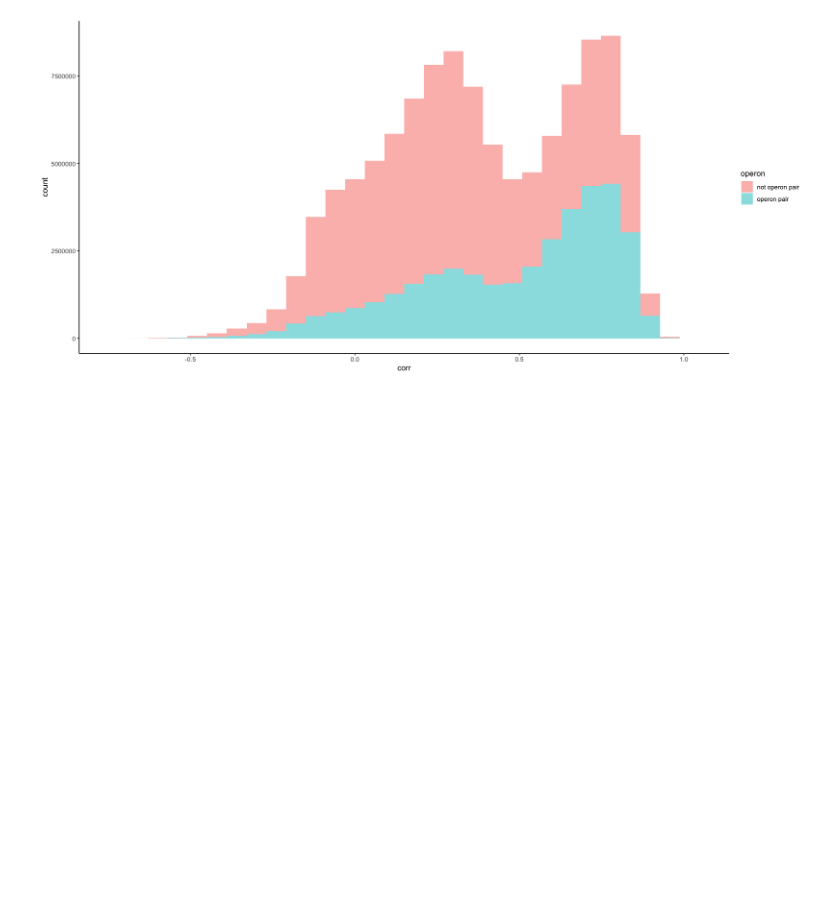
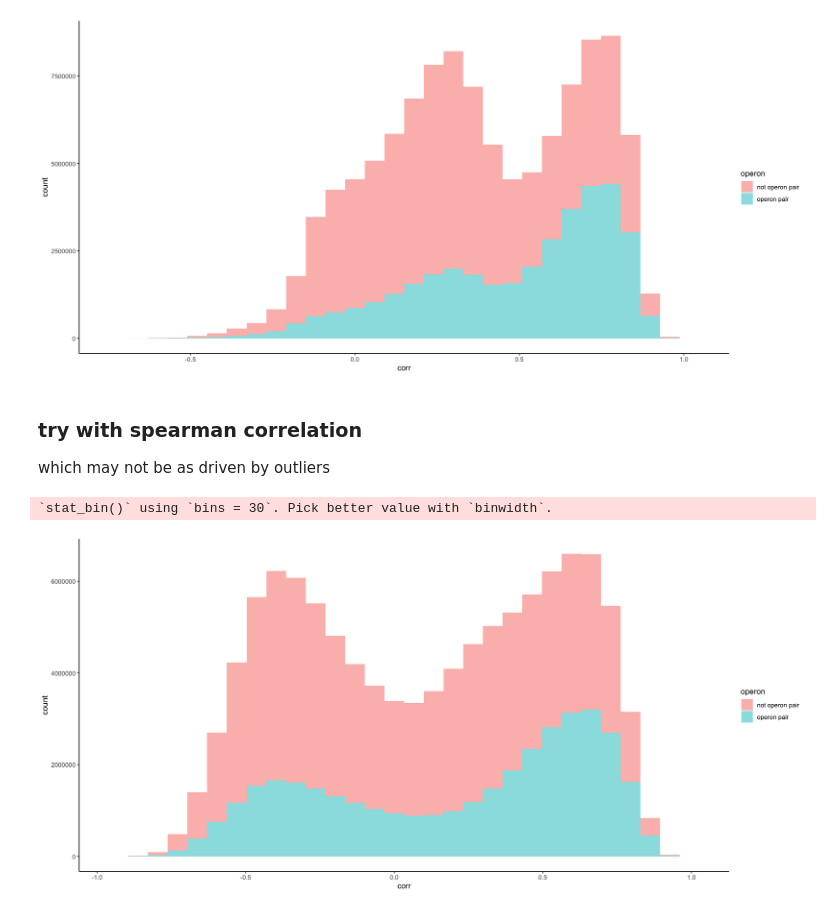
Before and after one commit to taylorreiter/2022-test-sketch-core-accessory-interactome, a Jupyter notebook: notebooks/20220328_correlations_mrnorm.ipynb, the cells around one changed output. Cells and saved outputs as stored; diff of their text form; code cells hidden in the pictures; blank space fills up the shorter version.

Commit message:
add spearman corr

```diff
--- a/notebooks/20220328_correlations_mrnorm.ipynb
+++ b/notebooks/20220328_correlations_mrnorm.ipynb
@@ -60,7 +60,7 @@ cor_to_long <- function(m){
 ## Normalize k-mer abundances
 # %%
 # read in wide count dataframe
-raw_pa14_kmers <- read_csv("outputs/srx_sourmash_sketch_wide_csv/pa14_k21.csv", show_col_types = F) %>%
+raw_pa14_kmers <- read_csv("outputs/srx_sourmash_sketch_wide_csv/pa14_k21.csv.gz", show_col_types = F) %>%
   column_to_rownames("minhash")
 # %% [output]
 Warning message:
@@ -184,3 +184,25 @@ ggplot(mrnorm_hlog_pa14_kmers_cor_df, aes(x = corr, fill = operon)) +
 # %% [output]
 `stat_bin()` using `bins = 30`. Pick better value with `binwidth`.
 [figure]
+# %% [markdown]
+### try with spearman correlation
+
+which may not be as driven by outliers
+# %%
+# do log norm correlation analysis, using spearman instead of pearson
+mrnorm_hlog_pa14_kmers_cor <- cor(tmp, method = "spearman")
+# %%
+mrnorm_hlog_pa14_kmers_cor_df <- cor_to_long(mrnorm_hlog_pa14_kmers_cor) %>%
+  left_join(pa14_hash_map_operon_small, by = c("row" = "minhash")) %>% # determine which operon, if any, the row is part of
+  select(row, col, corr, operon_id_row = operon_id) %>% # record operon identity of row
+  left_join(pa14_hash_map_operon_small, by = c("col" = "minhash")) %>% # determine which operon the col is part of
+  select(row, col, corr, operon_id_row, operon_id_col = operon_id) %>% # record operon identity of col
+  mutate(operon = ifelse(operon_id_row == operon_id_col, "operon pair", "not operon pair")) %>% # label operon pairs
+  mutate(operon = ifelse(is.na(operon), "not operon pair", operon))
+
+ggplot(mrnorm_hlog_pa14_kmers_cor_df, aes(x = corr, fill = operon)) +
+  geom_histogram(alpha = .5) +
+  theme_classic()
+# %% [output]
+`stat_bin()` using `bins = 30`. Pick better value with `binwidth`.
+[figure, added]
```
